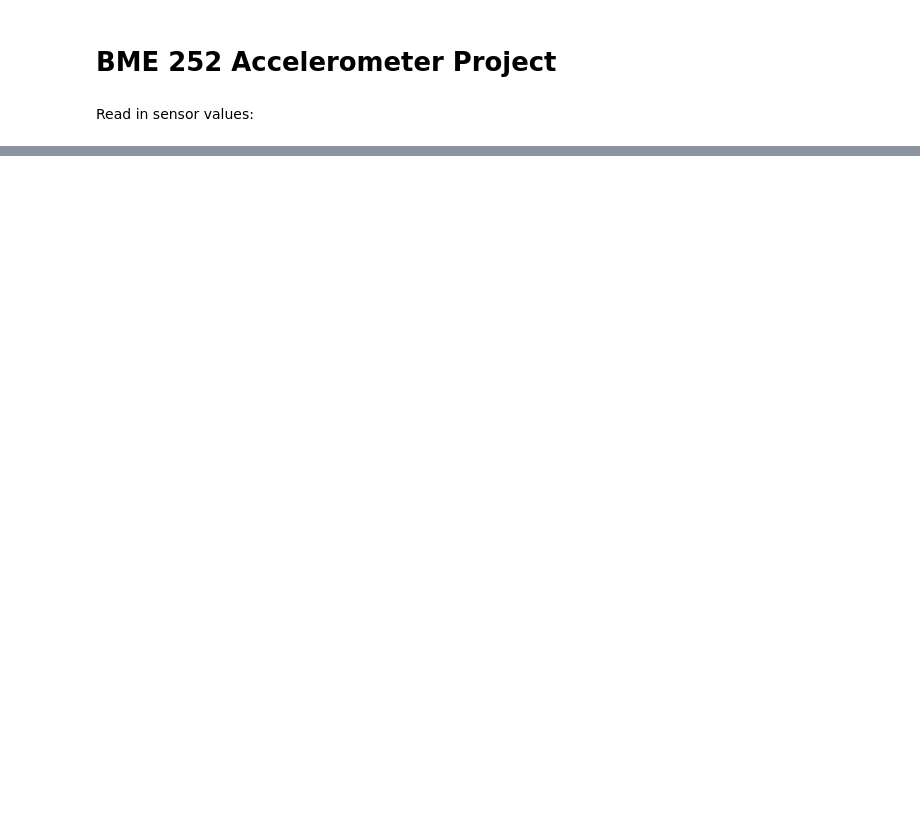
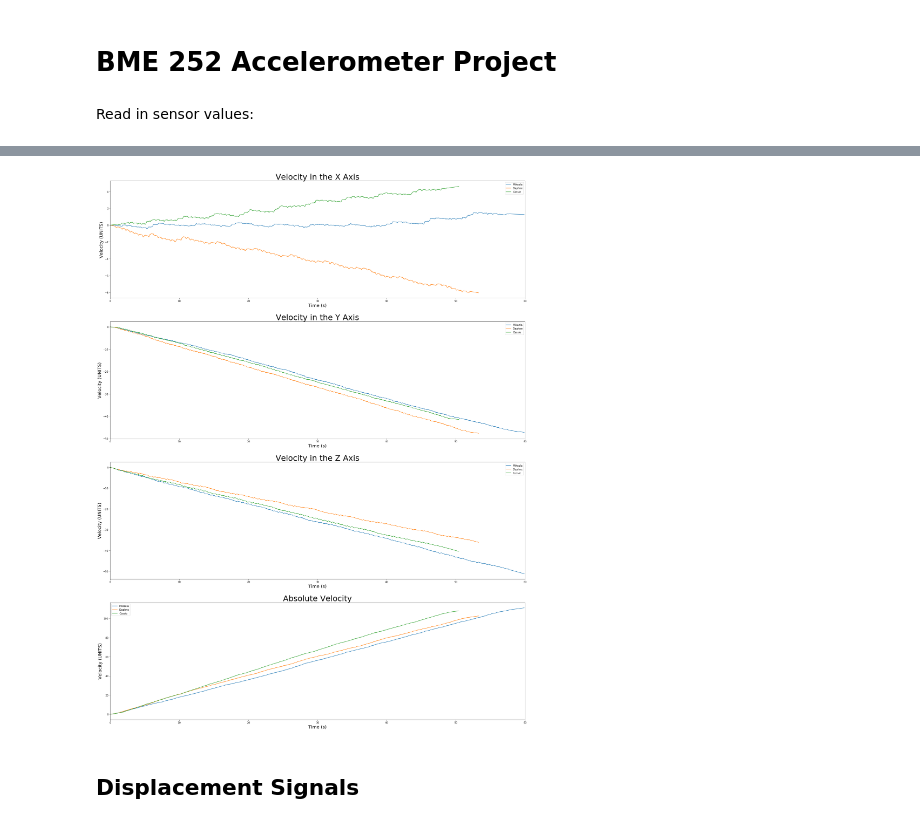
Before and after one commit to MikaelaMacMahon/stairway-to-heaven, a Jupyter notebook: Mikaela is da BOMB/blankStairs.ipynb, the cells around one changed output, grey strips where cells are left out. Drawn from its saved outputs; the diff is of its cells as text; code cells hidden in the pictures; blank space fills up the shorter version.

```diff
--- a/Mikaela is da BOMB/blankStairs.ipynb
+++ b/Mikaela is da BOMB/blankStairs.ipynb
@@ -130,0 +158,35 @@ Total Displacement
+# %%
+def getIntegral(x1, x2, start):
+    return integrate.cumtrapz(x1,x2, initial = start)
+# %%
+#Calculate velocity
+plt.figure(figsize = (30,40))
+plt.subplot(4,1,1)
+ylabel = 'Velocity (UNITS)'
+plt.title('Velocity in the X Axis', fontsize=32)
+plotVals(m_aTime, getIntegral(m_aX, m_aTime, 0), 'Mikaela')
+plotVals(d_aTime, getIntegral(d_aX, d_aTime, 0), 'Daphne')
+plotVals(c_aTime, getIntegral(c_aX, c_aTime, 0), 'Cassie')
+
+plt.subplot(4,1,2)
+plt.title('Velocity in the Y Axis', fontsize=32)
+plotVals(m_aTime, getIntegral(m_aY, m_aTime, 0), 'Mikaela')
+plotVals(d_aTime, getIntegral(d_aY, d_aTime, 0), 'Daphne')
+plotVals(c_aTime, getIntegral(c_aY, c_aTime, 0), 'Cassie')
+
+plt.subplot(4,1,3)
+plt.title('Velocity in the Z Axis', fontsize=32)
+plotVals(m_aTime, getIntegral(m_aZ, m_aTime, 0), 'Mikaela')
+plotVals(d_aTime, getIntegral(d_aZ, d_aTime, 0), 'Daphne')
+plotVals(c_aTime, getIntegral(c_aZ, c_aTime, 0), 'Cassie')
+
+plt.subplot(4,1,4)
+plt.title('Absolute Velocity', fontsize=32)
+plotVals(m_aTime, getIntegral(m_absVals, m_aTime, 0), 'Mikaela')
+plotVals(d_aTime, getIntegral(d_absVals, d_aTime, 0), 'Daphne')
+plotVals(c_aTime, getIntegral(c_absVals, c_aTime, 0), 'Cassie')
+plt.show()
+# %% [output]
+[figure, added]
+# %% [markdown]
+## Displacement Signals
```
Also changed, not shown: parts of 23 cells of this notebook.
